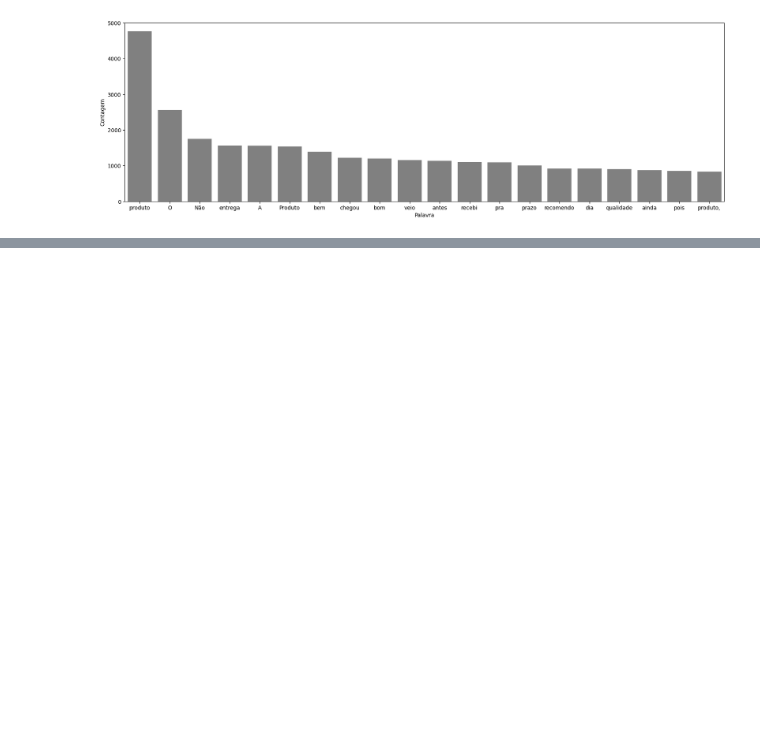
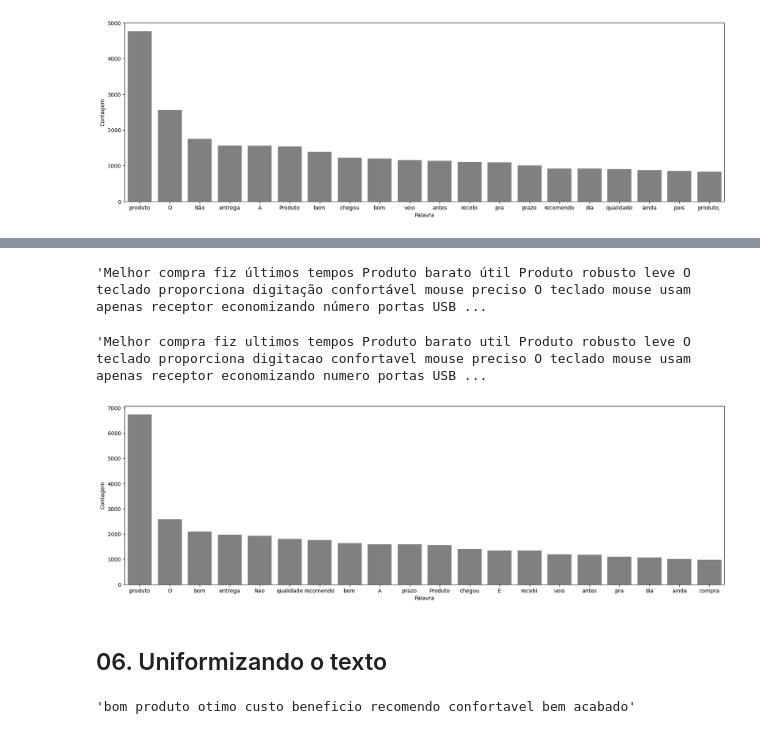
Before and after one commit to C3P0gan/Alura, a Jupyter notebook: Formacoes/NLP_com_Python/NLP_analise_de_sentimentos/analise_de_sentimentos.ipynb, the cells around one changed output, grey strips where cells are left out. Drawn from its saved outputs; the diff is of its cells as text; code cells hidden in the pictures; blank space fills up the shorter version.

```diff
--- a/Formacoes/NLP_com_Python/NLP_analise_de_sentimentos/analise_de_sentimentos.ipynb
+++ b/Formacoes/NLP_com_Python/NLP_analise_de_sentimentos/analise_de_sentimentos.ipynb
@@ -374,0 +426,15 @@ grafico_frequencia(df, 'tratamento_1', 20)
+# %%
+sem_acentos = [unidecode(texto) for texto in df['tratamento_2']]
+# %%
+stop_words_sem_acento = [unidecode(texto) for texto in palavras_irrelevantes]
+# %%
+df['tratamento_3'] = sem_acentos
+
+frase_processada = []
+
+for opiniao in df['tratamento_3']:
+    palavras_texto = token_pontuacao.tokenize(opiniao)
+    nova_frase = [palavra for palavra in palavras_texto if palavra not in stop_words_sem_acento]
+    frase_processada.append(' '.join(nova_frase))
+
+df['tratamento_3'] = frase_processada
@@ -374,0 +450,19 @@ grafico_frequencia(df, 'tratamento_1', 20)
+# %%
+df.loc[70, 'tratamento_2']
+# %% [output]
+'Melhor compra fiz últimos tempos Produto barato útil Produto robusto leve O teclado proporciona digitação confortável mouse preciso O teclado mouse usam apenas receptor economizando número portas USB ...
+# %%
+df.loc[70, 'tratamento_3']
+# %% [output]
+'Melhor compra fiz ultimos tempos Produto barato util Produto robusto leve O teclado proporciona digitacao confortavel mouse preciso O teclado mouse usam apenas receptor economizando numero portas USB ...
+# %%
+grafico_frequencia(df, 'tratamento_3', 20)
+# %% [output]
+[figure, added]
+# %% [markdown]
+## 06. Uniformizando o texto
+# %%
+frase = 'Bom produto otimo custo beneficio Recomendo Confortavel bem acabado'
+frase.lower()
+# %% [output]
+'bom produto otimo custo beneficio recomendo confortavel bem acabado'
```
Also changed, not shown: parts of 69 cells of this notebook.
